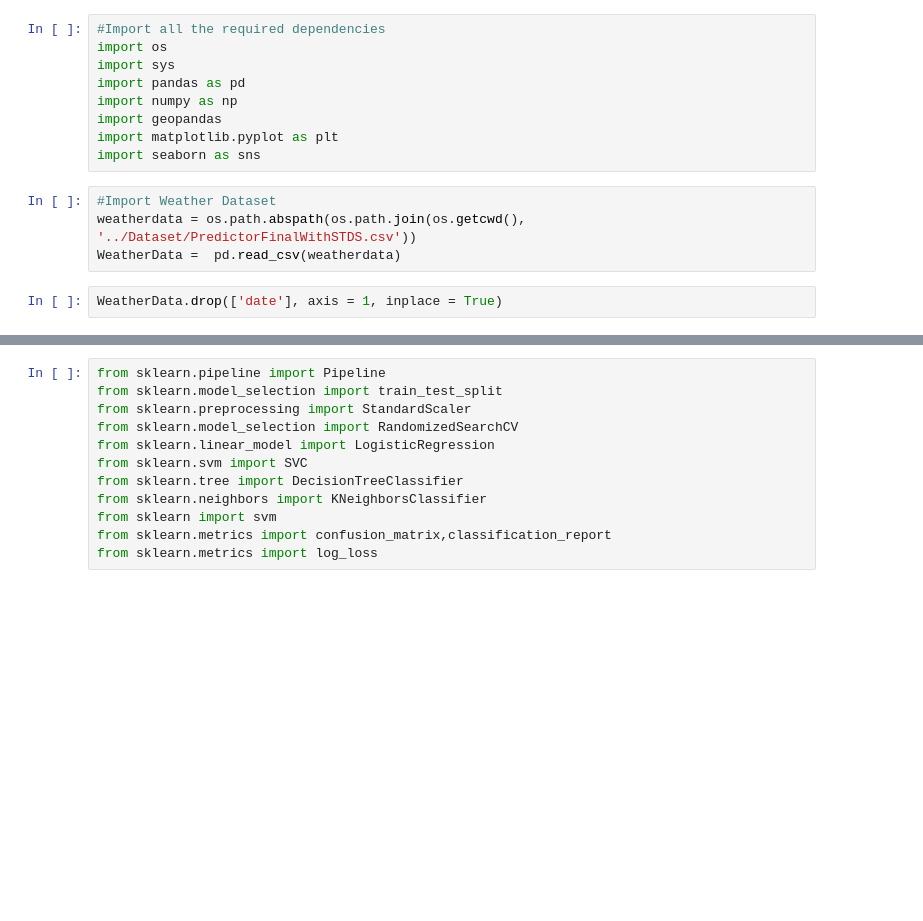
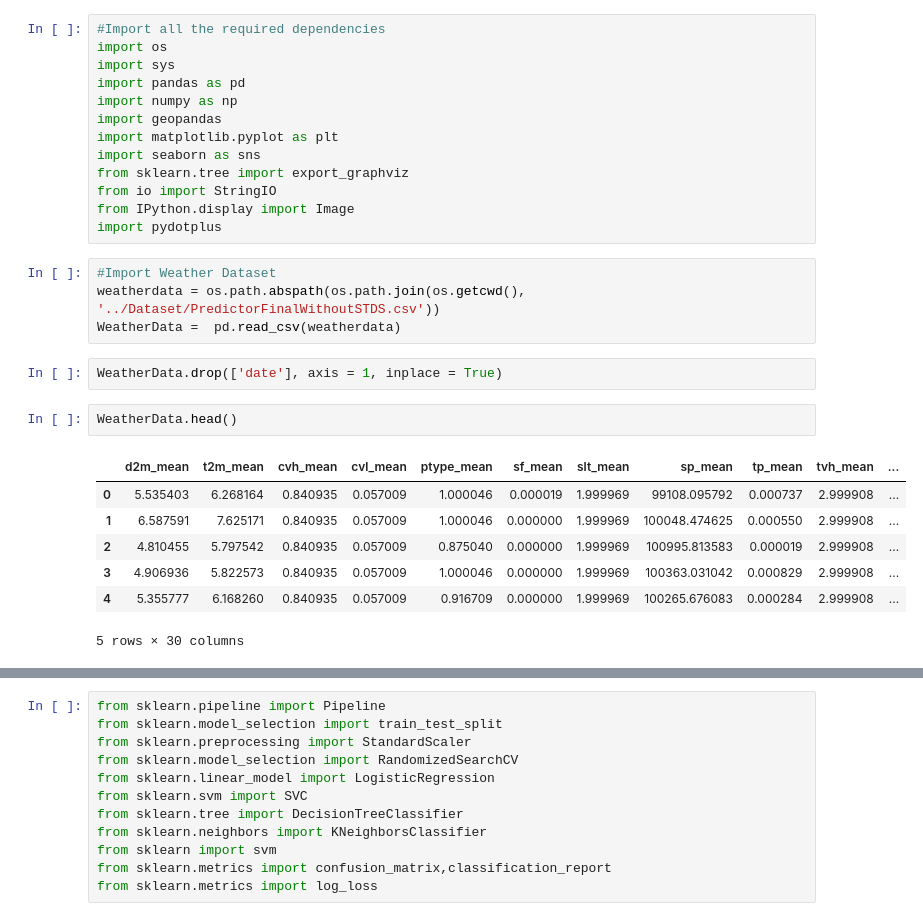
Before and after one commit to Portia-dot/Project, a Jupyter notebook: FirePredictorModels.ipynb, the cells around one changed output, grey strips where cells are left out. Saved outputs shown, nothing was run; the diff lists cells and outputs as text; blank space fills up the shorter version.

```diff
--- a/FirePredictorModels.ipynb
+++ b/FirePredictorModels.ipynb
@@ -7,9 +28,23 @@ import numpy as np
 import geopandas
 import matplotlib.pyplot as plt
 import seaborn as sns
+from sklearn.tree import export_graphviz
+from io import StringIO
+from IPython.display import Image
+import pydotplus
 # %%
 #Import Weather Dataset
-weatherdata = os.path.abspath(os.path.join(os.getcwd(), '../Dataset/PredictorFinalWithSTDS.csv'))
+weatherdata = os.path.abspath(os.path.join(os.getcwd(), '../Dataset/PredictorFinalWithoutSTDS.csv'))
 WeatherData =  pd.read_csv(weatherdata)
 # %%
 WeatherData.drop(['date'], axis = 1, inplace = True)
+# %%
+WeatherData.head()
+# %% [output]
+|  | d2m_mean | t2m_mean | cvh_mean | cvl_mean | ptype_mean | sf_mean | slt_mean | sp_mean | tp_mean | tvh_mean | ... |
+| 0 | 5.535403 | 6.268164 | 0.840935 | 0.057009 | 1.000046 | 0.000019 | 1.999969 | 99108.095792 | 0.000737 | 2.999908 | ... |
+| 1 | 6.587591 | 7.625171 | 0.840935 | 0.057009 | 1.000046 | 0.000000 | 1.999969 | 100048.474625 | 0.000550 | 2.999908 | ... |
+| 2 | 4.810455 | 5.797542 | 0.840935 | 0.057009 | 0.875040 | 0.000000 | 1.999969 | 100995.813583 | 0.000019 | 2.999908 | ... |
+| 3 | 4.906936 | 5.822573 | 0.840935 | 0.057009 | 1.000046 | 0.000000 | 1.999969 | 100363.031042 | 0.000829 | 2.999908 | ... |
+| 4 | 5.355777 | 6.168260 | 0.840935 | 0.057009 | 0.916709 | 0.000000 | 1.999969 | 100265.676083 | 0.000284 | 2.999908 | ... |
+5 rows × 30 columns
```
Also changed, not shown: parts of 49 cells of this notebook, 4 other files.
